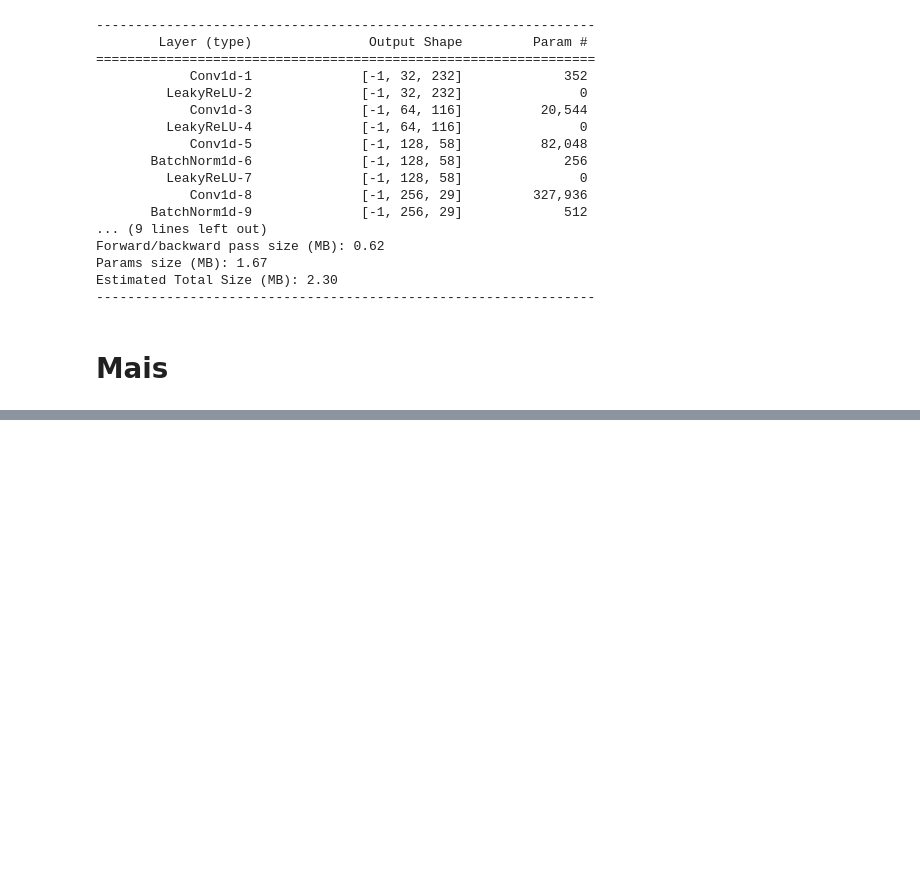
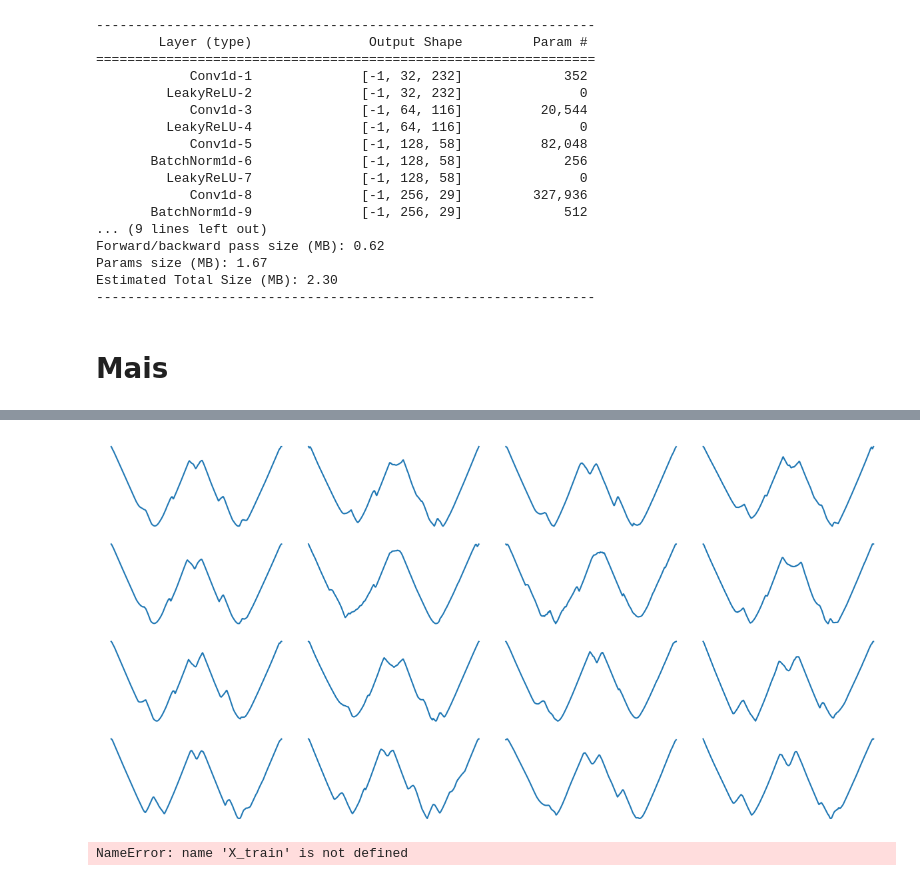
Before and after one commit to Vinimoga/tcgan, a Jupyter notebook: tcgan-note.ipynb, the cells around one changed output, grey strips where cells are left out. Saved outputs shown, nothing was run; the diff lists cells and outputs as text; code cells hidden in the pictures; blank space fills up the shorter version.

```diff
--- a/tcgan-note.ipynb
+++ b/tcgan-note.ipynb
@@ -313,0 +379,31 @@ px.line(generated_samples[:,0,:].T)
+# %%
+fig = plt.figure(figsize=(12, 6))  # each sample takes an area of 4*2.
+n_samples = 16
+for i in range(n_samples):
+    plt.subplot(4, 4, i + 1)
+    plt.plot(batch[i])
+    plt.axis('off')
+plt.tight_layout()
+# %% [output]
+[figure, added]
+# %%
+z_batch = torch.randn(16, noise_shape, device=device).detach()
+generated_samples = generator(z_batch)
+fake_logits = discriminator(generated_samples)
+real_logits = discriminator(X_train)
+real_loss = loss_fc(torch.ones_like(real_logits), real_logits)
+fake_loss = loss_fc(torch.zeros_like(fake_logits), fake_logits)
+d_loss = real_loss + fake_loss
+g_loss = loss_fc(torch.ones_like(fake_logits), fake_logits)
+gLoss.append(float(g_loss))
+dLoss.append(float(d_loss))
+
+real_prob = sig(real_logits)
+fake_prob = sig(fake_logits)
+y_real = torch.ones_like(real_prob)
+y_fake = torch.zeros_like(fake_prob)
+y = torch.cat((y_real, y_fake), axis=0)
+y_pred = torch.cat((real_prob, fake_prob), axis=0)
+acc.append(float(torch.mean(((y_pred>.5).double() == y).double())))
+# %% [output]
+NameError: name 'X_train' is not defined
```
Also changed, not shown: parts of 7 cells of this notebook.
